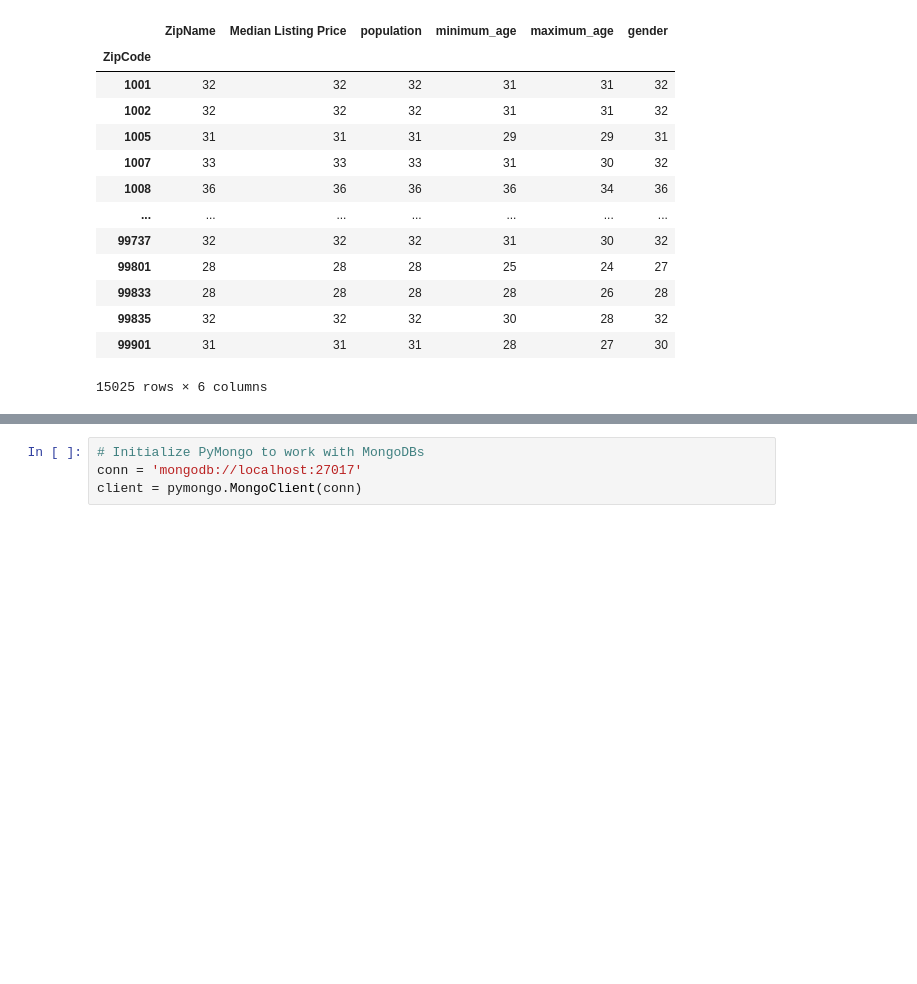
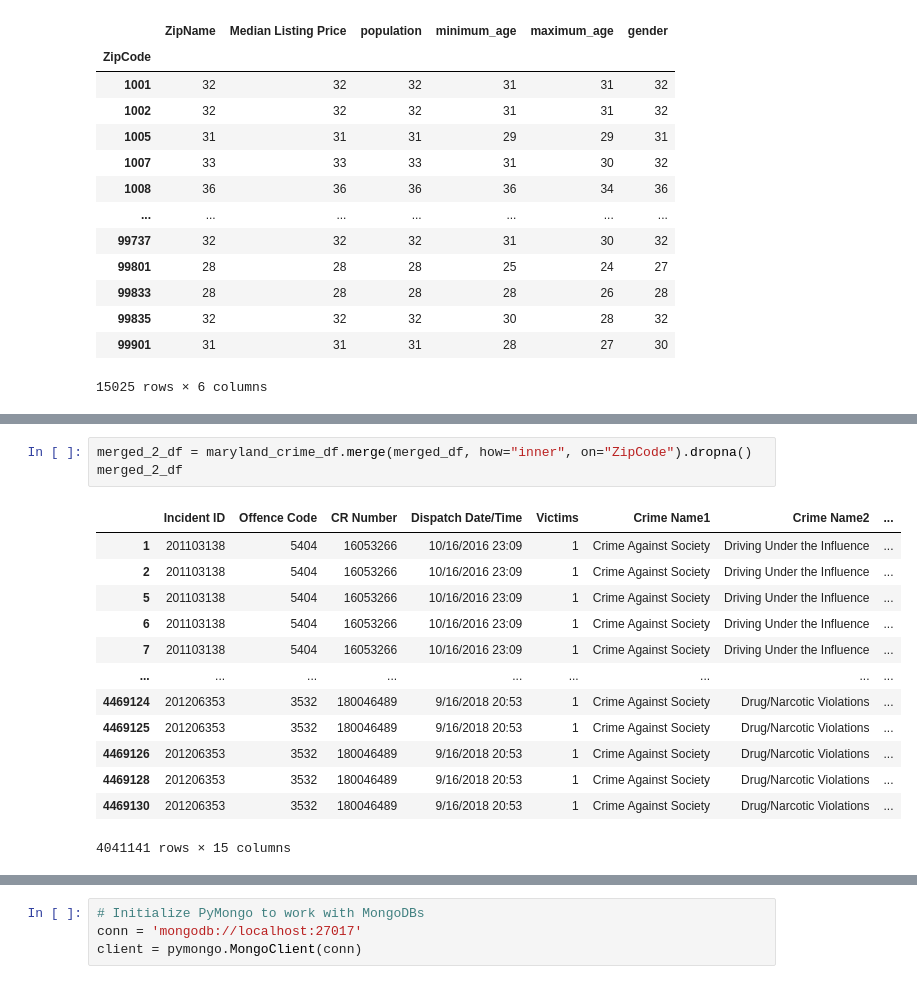
Before and after one commit to bglaudesc/ETL_project, a Jupyter notebook: ETL_project.ipynb, the cells around one changed output, grey strips where cells are left out. Drawn from its saved outputs; the diff is of its cells as text; blank space fills up the shorter version.

```diff
--- a/ETL_project.ipynb
+++ b/ETL_project.ipynb
@@ -111,0 +154,17 @@ merged_df.groupby("ZipCode").count()
+# %%
+merged_2_df = maryland_crime_df.merge(merged_df, how="inner", on="ZipCode").dropna()
+merged_2_df
+# %% [output]
+|  | Incident ID | Offence Code | CR Number | Dispatch Date/Time | Victims | Crime Name1 | Crime Name2 | ... |
+| 1 | 201103138 | 5404 | 16053266 | 10/16/2016 23:09 | 1 | Crime Against Society | Driving Under the Influence | ... |
+| 2 | 201103138 | 5404 | 16053266 | 10/16/2016 23:09 | 1 | Crime Against Society | Driving Under the Influence | ... |
+| 5 | 201103138 | 5404 | 16053266 | 10/16/2016 23:09 | 1 | Crime Against Society | Driving Under the Influence | ... |
+| 6 | 201103138 | 5404 | 16053266 | 10/16/2016 23:09 | 1 | Crime Against Society | Driving Under the Influence | ... |
+| 7 | 201103138 | 5404 | 16053266 | 10/16/2016 23:09 | 1 | Crime Against Society | Driving Under the Influence | ... |
+| ... | ... | ... | ... | ... | ... | ... | ... | ... |
+| 4469124 | 201206353 | 3532 | 180046489 | 9/16/2018 20:53 | 1 | Crime Against Society | Drug/Narcotic Violations | ... |
+| 4469125 | 201206353 | 3532 | 180046489 | 9/16/2018 20:53 | 1 | Crime Against Society | Drug/Narcotic Violations | ... |
+| 4469126 | 201206353 | 3532 | 180046489 | 9/16/2018 20:53 | 1 | Crime Against Society | Drug/Narcotic Violations | ... |
+| 4469128 | 201206353 | 3532 | 180046489 | 9/16/2018 20:53 | 1 | Crime Against Society | Drug/Narcotic Violations | ... |
+| 4469130 | 201206353 | 3532 | 180046489 | 9/16/2018 20:53 | 1 | Crime Against Society | Drug/Narcotic Violations | ... |
+4041141 rows × 15 columns
```
Also changed, not shown: parts of 4 cells of this notebook, 1 other file.
